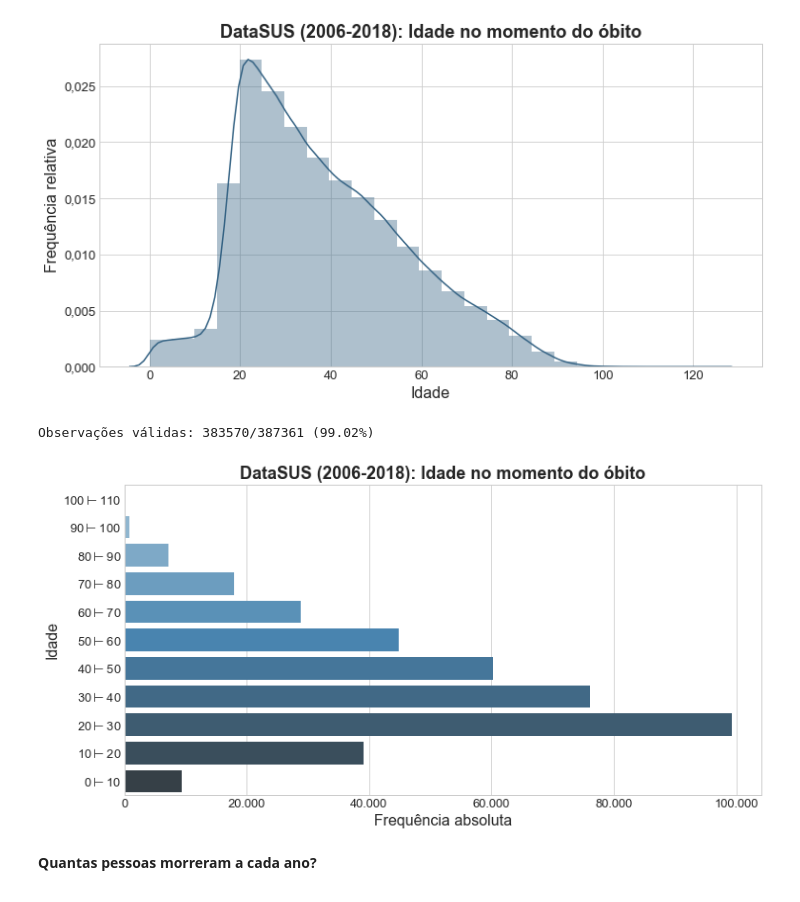
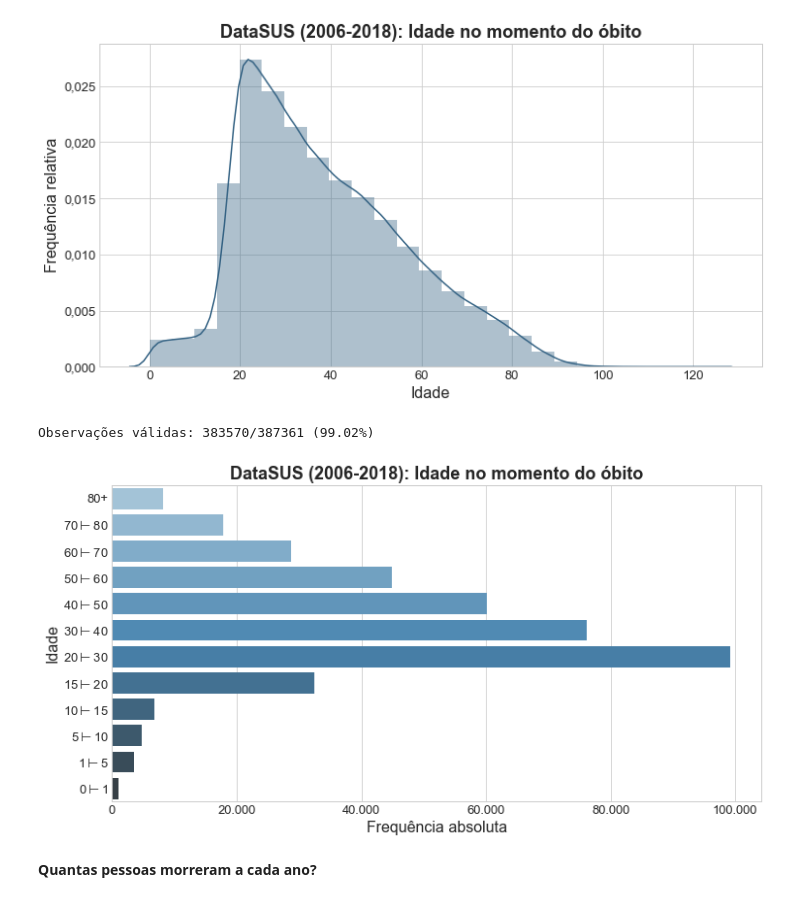
Before and after one commit to soterolab/datasus, a Jupyter notebook: 02-exploring-data.ipynb, the cells around one changed output. Drawn from its saved outputs; the diff is of its cells as text; code cells hidden in the pictures.

```diff
--- a/02-exploring-data.ipynb
+++ b/02-exploring-data.ipynb
@@ -98,27 +98,29 @@ plt.show()
 Observações válidas: 383570/387361 (99.02%)
 [figure]
 # %%
-edges = list(range(0, int(round(data['IdadeObito'].max(), -1)), 10))
-labels = [str(edge) + r'$\vdash$' +str(edge+10) for edge in edges[:-1]]
+#edges = list(range(0, int(round(data['IdadeObito'].max(), -1)), 10))
+edges = [0, 1, 5, 10, 15, 20, 30, 40, 50, 60, 70, 80, 1000]
+labels = [str(edges[i]) + r'$\vdash$' + str(edges[i+1]) for i in range(len(edges)-2)] + ['80+']
+#labels = [str(edge) + r'$\vdash$' +str(edge+10) for edge in edges[:-2]] + ['80+']
 
 print(format_relatorio(data.IdadeObito.notna().sum(), data.shape[0]))
 
 fig, ax = plt.subplots(figsize=fig_size)
 
 ax.set_title('DataSUS (2006-2018): Idade no momento do óbito', fontsize=title_size, fontweight='bold')
 
-sns.countplot(y=pd.cut(data['IdadeObito'], bins=edges, labels=labels), palette=palette)
+sns.countplot(y=pd.cut(data['IdadeObito'], right=False, bins=edges, labels=labels), palette=palette)
 
 ax.invert_yaxis()
 ax.set_xlabel('Frequência absoluta', fontsize=label_size)
 ax.set_ylabel('Idade', fontsize=label_size)
 ax.tick_params(labelsize=tick_size)
 ax.xaxis.set_major_formatter(FuncFormatter(format_milhar))
 
 plt.show()
 # %% [output]
 Observações válidas: 383570/387361 (99.02%)
-[figure, old version]
+[figure, new version]
 # %% [markdown]
 **Quantas pessoas morreram a cada ano?**
 # %%
```
Also changed, not shown: parts of 2 cells of this notebook.
